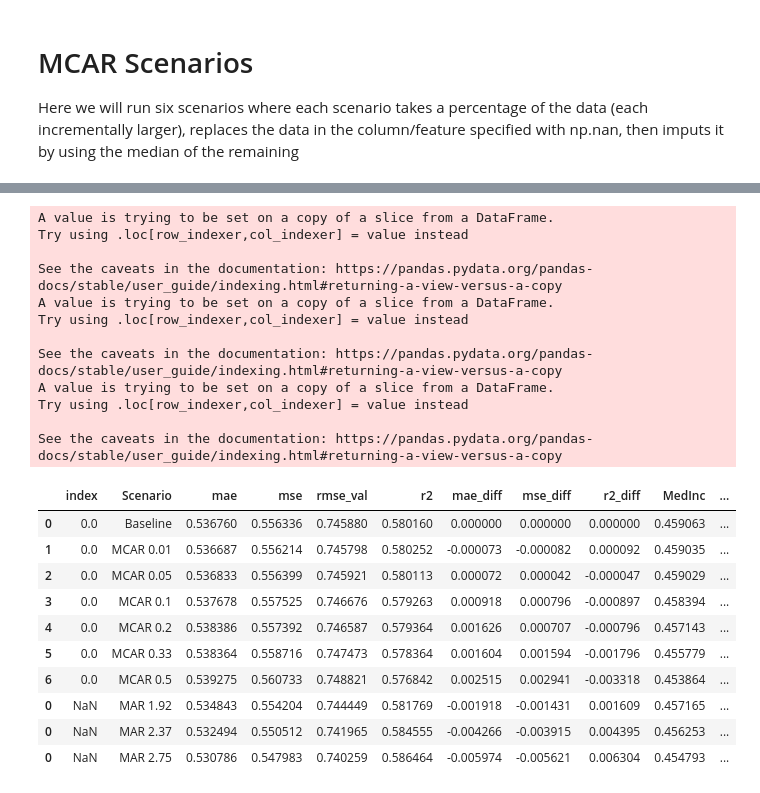
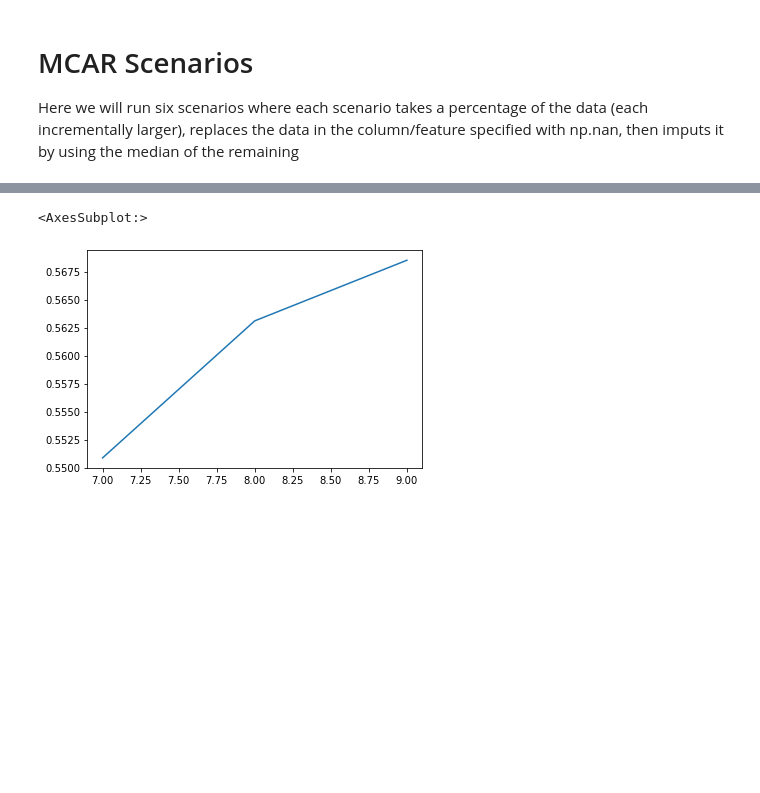
Before and after one commit to andrewmejia600/DS7333, a Jupyter notebook: CASE_STUDY_10/Case 10 Imputation.ipynb, the cells around one changed output, grey strips where cells are left out. Cells and saved outputs as stored; diff of their text form; code cells hidden in the pictures; blank space fills up the shorter version.

```diff
--- a/CASE_STUDY_10/Case 10 Imputation.ipynb
+++ b/CASE_STUDY_10/Case 10 Imputation.ipynb
@@ -242,49 +353,5 @@ df_overall['r2'].plot()
-# %%
-#take a column and create missing at random
-#find a condition whereby if variable z meets a condition, variable x is randomly missing
-
-the_criteria = [1.92,2.37,2.75]
-scen = 'MAR'
-
-for i in the_criteria:
-    #get the data with imputed values
-    df_new_msng = msng_at_rand('MedInc','HouseAge', df, i)
-    #get into training and test
-    train_set = df_new_msng.iloc[train_index]
-    test_set = df_new_msng.iloc[test_index]
-    X_train = train_set.iloc[:, 0:8].values # returns the data; excluding the target
-    Y_train = train_set.iloc[:, -1].values # returns the target-only
-    X_test = test_set.iloc[:, 0:8].values # ""
-    Y_test = test_set.iloc[:, -1].values # ""
-    #fit model
-    reg = LinearRegression(normalize=True).fit(X_train, Y_train)
-    #predict on test
-    Y_pred = reg.predict(X_test)
-    #get model metrics into overall results dataframe
-    df_overall = add_to_results_df(scen, df_overall, i, reg, Y_test, Y_pred)
-
-df_overall
-# %% [output]
-A value is trying to be set on a copy of a slice from a DataFrame.
-Try using .loc[row_indexer,col_indexer] = value instead
-
-See the caveats in the documentation: https://pandas.pydata.org/pandas-docs/stable/user_guide/indexing.html#returning-a-view-versus-a-copy
-A value is trying to be set on a copy of a slice from a DataFrame.
-Try using .loc[row_indexer,col_indexer] = value instead
-
-See the caveats in the documentation: https://pandas.pydata.org/pandas-docs/stable/user_guide/indexing.html#returning-a-view-versus-a-copy
-A value is trying to be set on a copy of a slice from a DataFrame.
-Try using .loc[row_indexer,col_indexer] = value instead
-
-See the caveats in the documentation: https://pandas.pydata.org/pandas-docs/stable/user_guide/indexing.html#returning-a-view-versus-a-copy
-|  | index | Scenario | mae | mse | rmse_val | r2 | mae_diff | mse_diff | r2_diff | MedInc | ... |
-| 0 | 0.0 | Baseline | 0.536760 | 0.556336 | 0.745880 | 0.580160 | 0.000000 | 0.000000 | 0.000000 | 0.459063 | ... |
-| 1 | 0.0 | MCAR 0.01 | 0.536687 | 0.556214 | 0.745798 | 0.580252 | -0.000073 | -0.000082 | 0.000092 | 0.459035 | ... |
-| 2 | 0.0 | MCAR 0.05 | 0.536833 | 0.556399 | 0.745921 | 0.580113 | 0.000072 | 0.000042 | -0.000047 | 0.459029 | ... |
-| 3 | 0.0 | MCAR 0.1 | 0.537678 | 0.557525 | 0.746676 | 0.579263 | 0.000918 | 0.000796 | -0.000897 | 0.458394 | ... |
-| 4 | 0.0 | MCAR 0.2 | 0.538386 | 0.557392 | 0.746587 | 0.579364 | 0.001626 | 0.000707 | -0.000796 | 0.457143 | ... |
-| 5 | 0.0 | MCAR 0.33 | 0.538364 | 0.558716 | 0.747473 | 0.578364 | 0.001604 | 0.001594 | -0.001796 | 0.455779 | ... |
-| 6 | 0.0 | MCAR 0.5 | 0.539275 | 0.560733 | 0.748821 | 0.576842 | 0.002515 | 0.002941 | -0.003318 | 0.453864 | ... |
-| 0 | NaN | MAR 1.92 | 0.534843 | 0.554204 | 0.744449 | 0.581769 | -0.001918 | -0.001431 | 0.001609 | 0.457165 | ... |
-| 0 | NaN | MAR 2.37 | 0.532494 | 0.550512 | 0.741965 | 0.584555 | -0.004266 | -0.003915 | 0.004395 | 0.456253 | ... |
-| 0 | NaN | MAR 2.75 | 0.530786 | 0.547983 | 0.740259 | 0.586464 | -0.005974 | -0.005621 | 0.006304 | 0.454793 | ... |
+# %%
+df_overall[df_overall['Scenario'].str.contains("MAR")]['r2'].plot()
+# %% [output]
+<AxesSubplot:>
+[figure, added]
```
Also changed, not shown: parts of 10 cells of this notebook.
